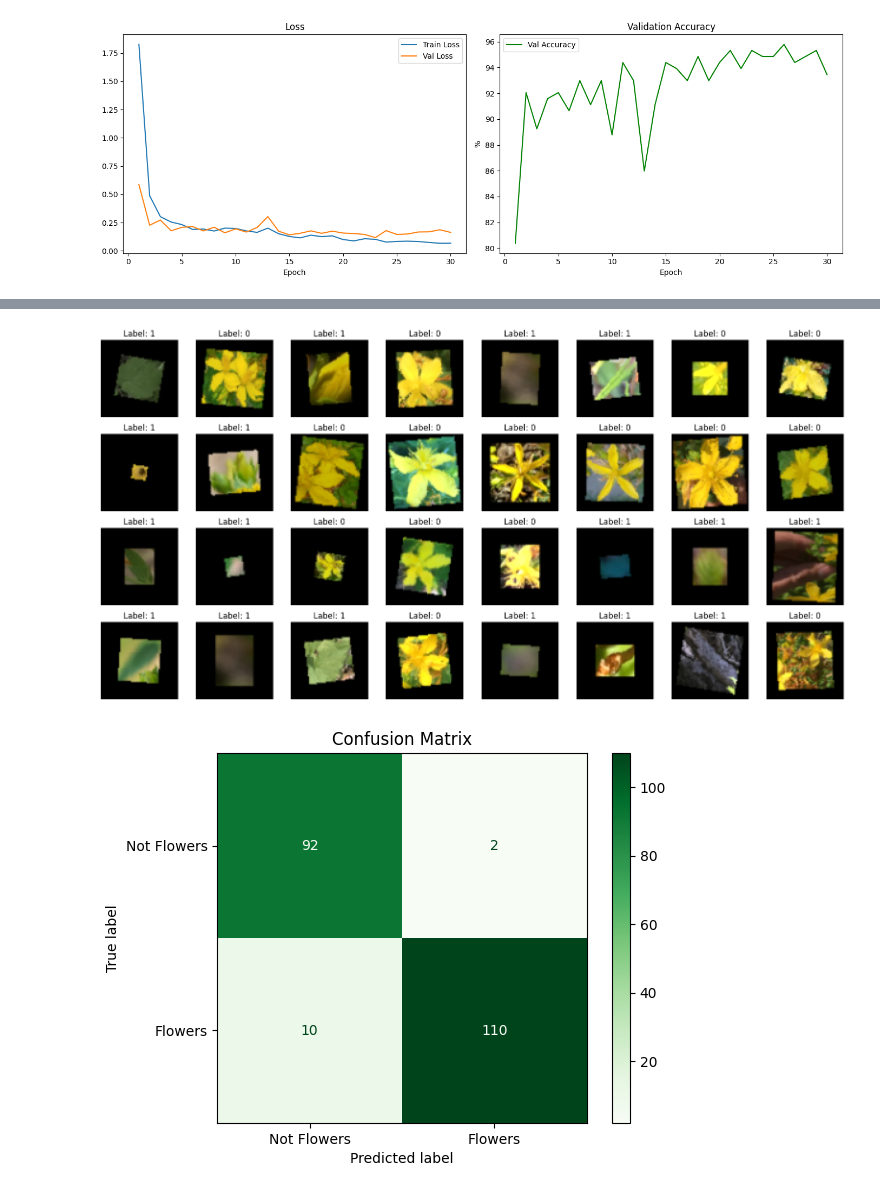
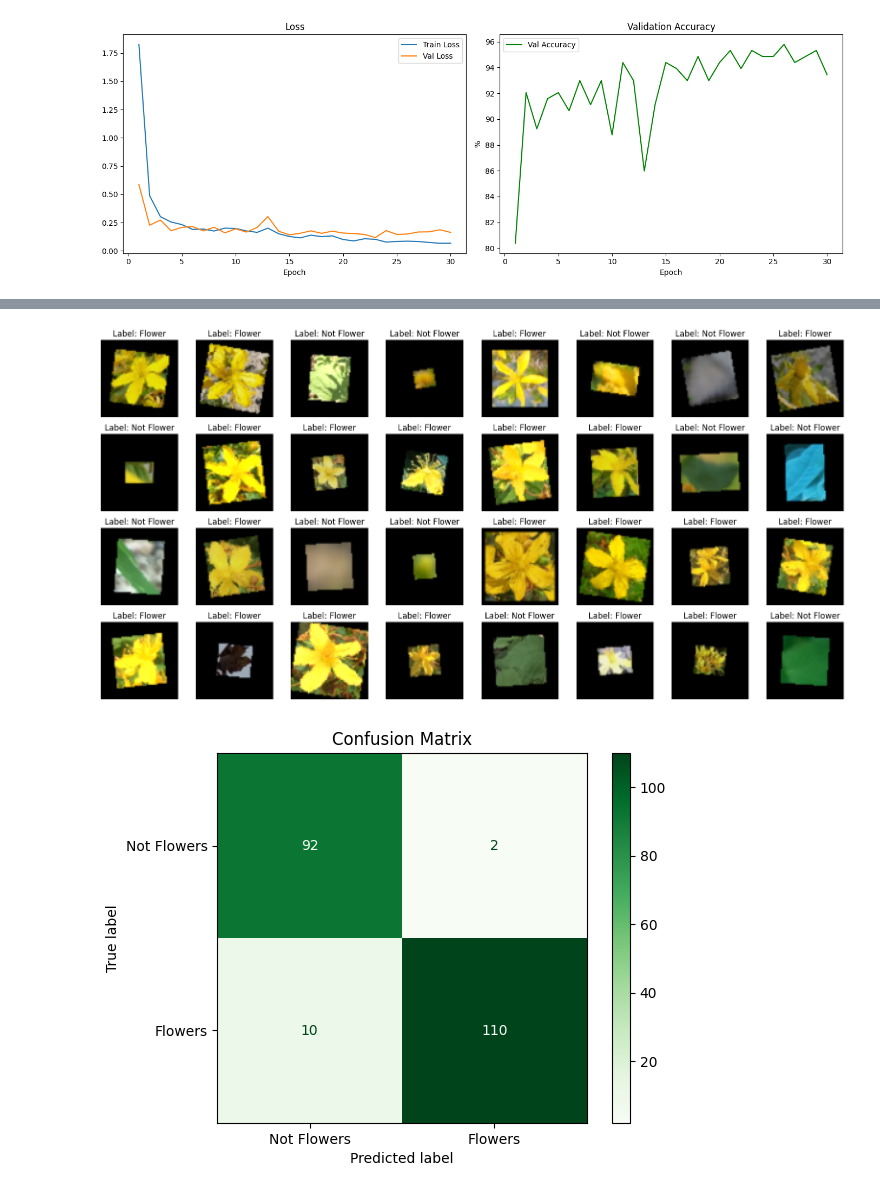
Before and after one commit to clementMartinEtu/M1_research_project, a Jupyter notebook: notebook/filter_train.ipynb, the cells around one changed output, grey strips where cells are left out. Drawn from its saved outputs; the diff is of its cells as text; code cells hidden in the pictures.

```diff
--- a/notebook/filter_train.ipynb
+++ b/notebook/filter_train.ipynb
@@ -59,23 +51,23 @@ print(history["val_acc"])
 # %%
 # Visualize random samples from each class to spot bad labels
 import random
 
 fig, axes = plt.subplots(4, 8, figsize=(16, 8))
 for idx, ax in enumerate(axes.flatten()):
     img, label = train_loader.dataset[random.randint(0, len(train_loader.dataset)-1)]
     img = img.permute(1, 2, 0) * 0.5 + 0.5  # denormalize
     ax.imshow(img)
 
-    if label == 1:
+    if label == 0:
         label_name = "Flower"
     else:
-        label_name = "No Flower"
+        label_name = "Not Flower"
     ax.set_title(f"Label: {label_name}")
     ax.axis("off")
 plt.tight_layout()
 plt.show()
 # %% [output]
-[figure, old version]
+[figure, new version]
 # %%
 from sklearn.metrics import ConfusionMatrixDisplay
 
```
Also changed, not shown: parts of 1 cell of this notebook, 4 other files.
